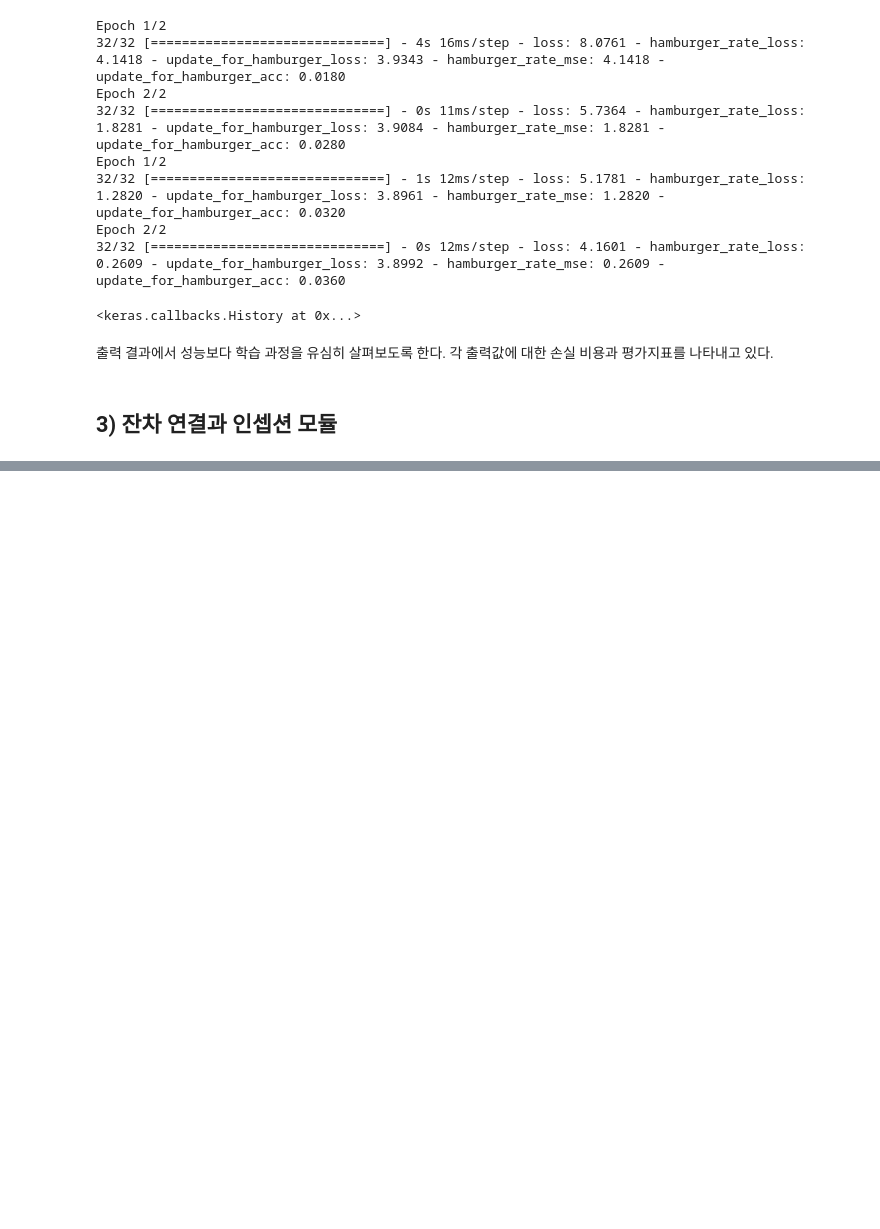
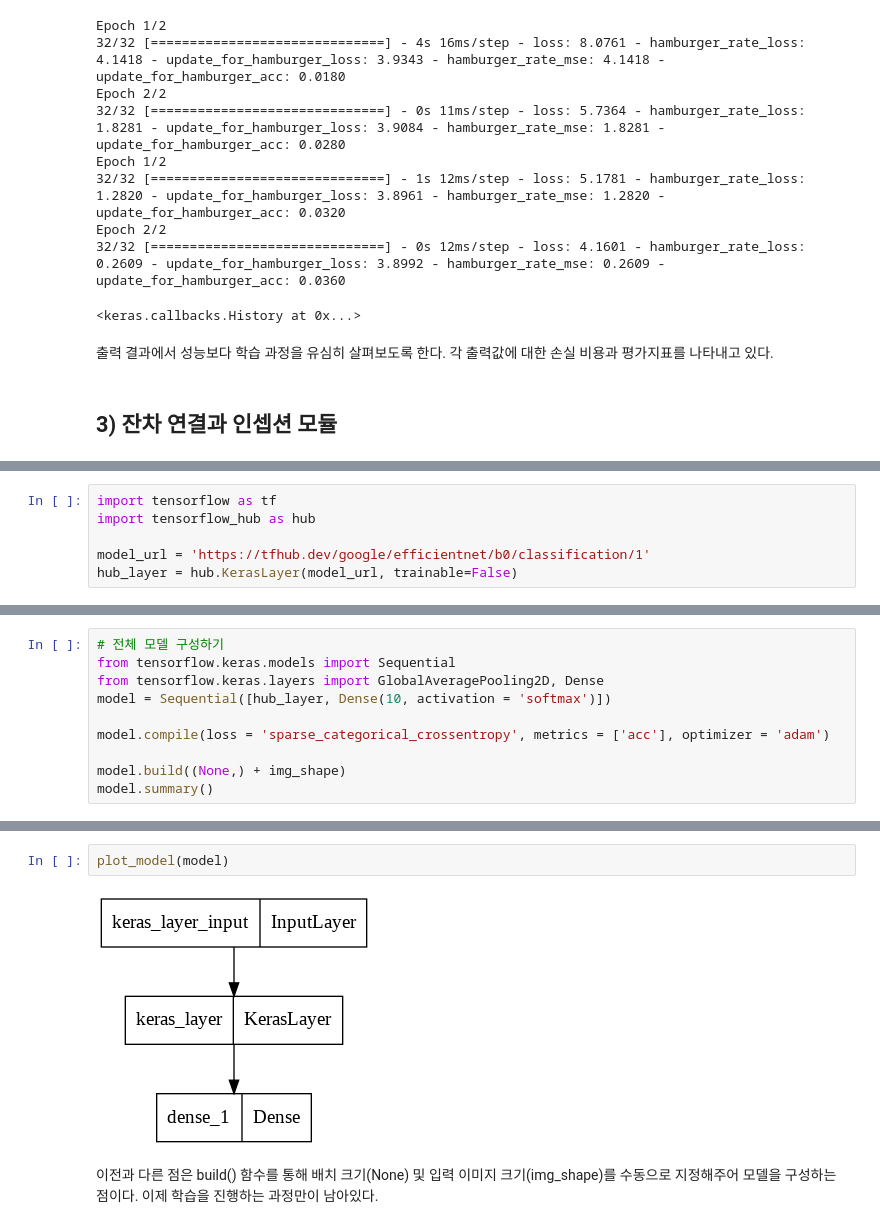
Before and after one commit to spacemaninSeoul/justpractice, a Jupyter notebook: composition_methods_of_keras.ipynb, the cells around one changed output, grey strips where cells are left out. Drawn from its saved outputs; the diff is of its cells as text; blank space fills up the shorter version.

```diff
--- a/composition_methods_of_keras.ipynb
+++ b/composition_methods_of_keras.ipynb
@@ -365,0 +638,6 @@ Epoch 2/2
+# %%
+import tensorflow as tf
+import tensorflow_hub as hub
+
+model_url = 'https://tfhub.dev/google/efficientnet/b0/classification/1'
+hub_layer = hub.KerasLayer(model_url, trainable=False)
@@ -365,0 +646,10 @@ Epoch 2/2
+# %%
+# 전체 모델 구성하기
+from tensorflow.keras.models import Sequential
+from tensorflow.keras.layers import GlobalAveragePooling2D, Dense
+model = Sequential([hub_layer, Dense(10, activation = 'softmax')])
+
+model.compile(loss = 'sparse_categorical_crossentropy', metrics = ['acc'], optimizer = 'adam')
+
+model.build((None,) + img_shape)
+model.summary()
@@ -365,0 +670,6 @@ Epoch 2/2
+# %%
+plot_model(model)
+# %% [output]
+[figure, added]
+# %% [markdown]
+이전과 다른 점은 build() 함수를 통해 배치 크기(None) 및 입력 이미지 크기(img_shape)를 수동으로 지정해주어 모델을 구성하는 점이다. 이제 학습을 진행하는 과정만이 남아있다.
```
Also changed, not shown: parts of 33 cells of this notebook.
